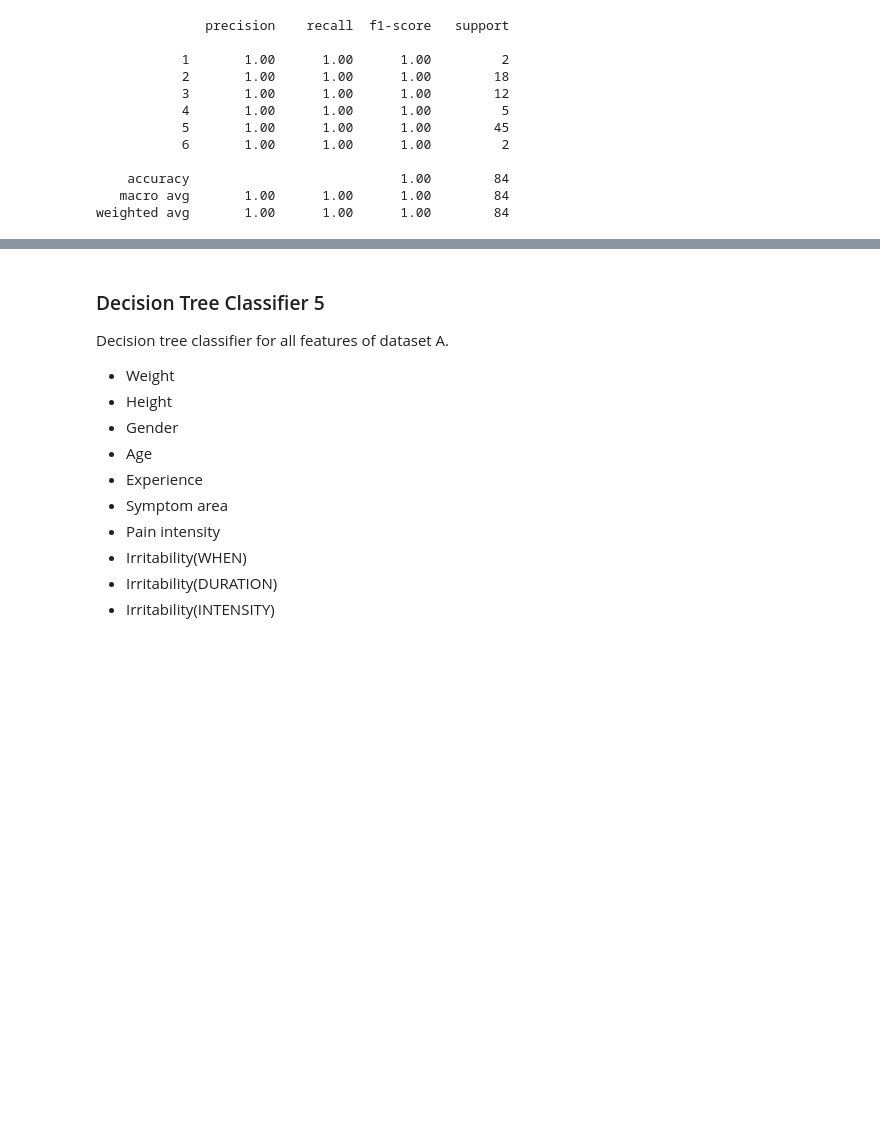
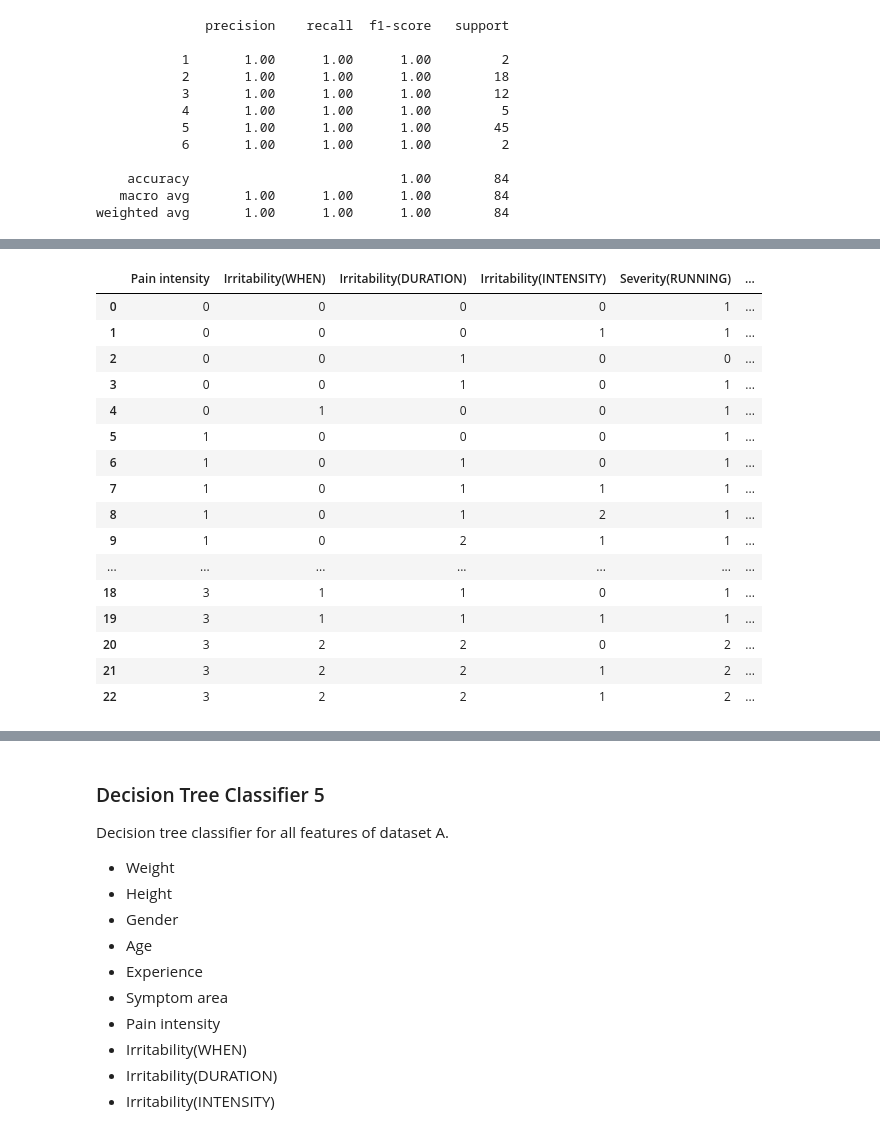
Before and after one commit to GeorgeM2000/Sports-Activity, a Jupyter notebook: Sports_Activity.ipynb, the cells around one changed output, grey strips where cells are left out. Cells and saved outputs as stored; diff of their text form; code cells hidden in the pictures; blank space fills up the shorter version.

```diff
--- a/Sports_Activity.ipynb
+++ b/Sports_Activity.ipynb
@@ -1539,0 +1536,32 @@ weighted avg       0.92      0.91      0.91       136
+# %%
+resampled_unique_dataset = []
+for new_sample in np.unique(new_altered_classification_data.to_numpy(), axis=0):
+  identical_sample = False
+  for original_sample in np.unique(classification_data_altered.to_numpy(), axis=0):
+    if (new_sample == original_sample).all():
+      identical_sample = True
+      break
+  if not identical_sample:
+    resampled_unique_dataset.append(new_sample)
+# %%
+pd.DataFrame(data=resampled_unique_dataset, columns=['Pain intensity', 'Irritability(WHEN)', 'Irritability(DURATION)',
+                       'Irritability(INTENSITY)', 'Severity(RUNNING)', 'Severity(LIFE)',
+                       'Severity(MOBILITY)', 'Page'])
+# %% [output]
+|  | Pain intensity | Irritability(WHEN) | Irritability(DURATION) | Irritability(INTENSITY) | Severity(RUNNING) | ... |
+| 0 | 0 | 0 | 0 | 0 | 1 | ... |
+| 1 | 0 | 0 | 0 | 1 | 1 | ... |
+| 2 | 0 | 0 | 1 | 0 | 0 | ... |
+| 3 | 0 | 0 | 1 | 0 | 1 | ... |
+| 4 | 0 | 1 | 0 | 0 | 1 | ... |
+| 5 | 1 | 0 | 0 | 0 | 1 | ... |
+| 6 | 1 | 0 | 1 | 0 | 1 | ... |
+| 7 | 1 | 0 | 1 | 1 | 1 | ... |
+| 8 | 1 | 0 | 1 | 2 | 1 | ... |
+| 9 | 1 | 0 | 2 | 1 | 1 | ... |
+| ... | ... | ... | ... | ... | ... | ... |
+| 18 | 3 | 1 | 1 | 0 | 1 | ... |
+| 19 | 3 | 1 | 1 | 1 | 1 | ... |
+| 20 | 3 | 2 | 2 | 0 | 2 | ... |
+| 21 | 3 | 2 | 2 | 1 | 2 | ... |
+| 22 | 3 | 2 | 2 | 1 | 2 | ... |
```
Also changed, not shown: parts of 24 cells of this notebook.
